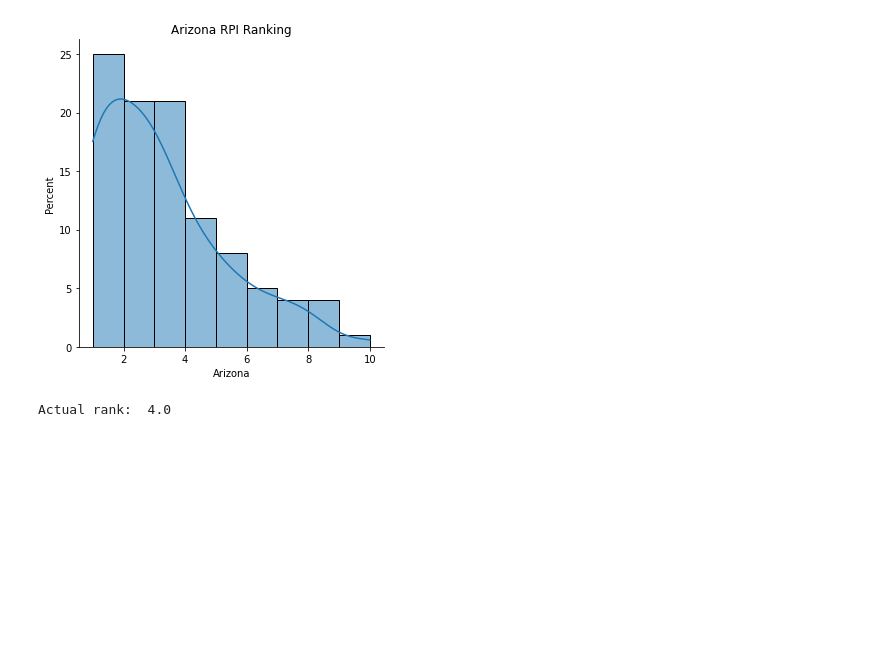
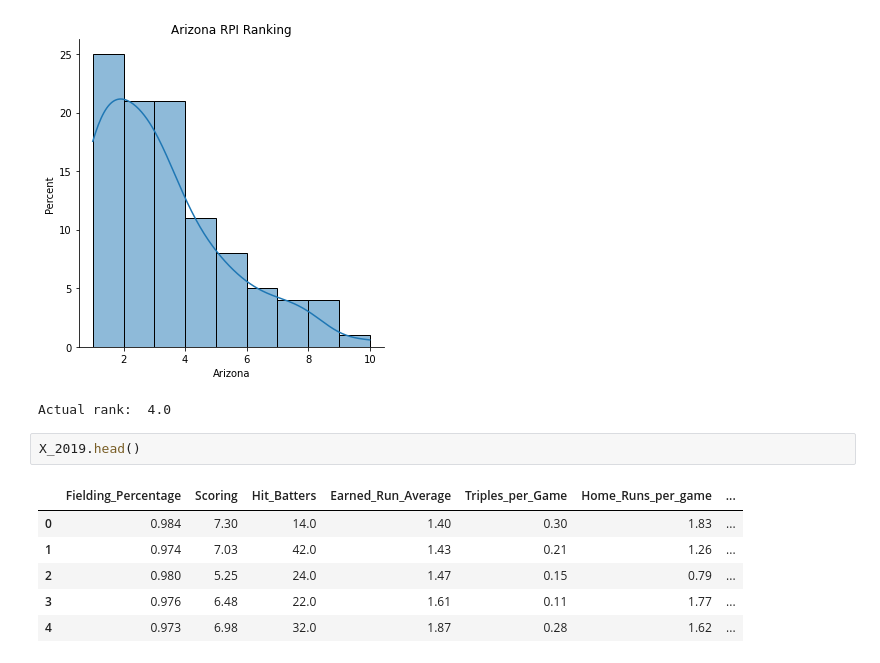
Before and after one commit to koeunlim/Capstone_Softball, a Jupyter notebook: 05-1_NCAA_Softball_Model1_XGBoost_RPI_famd.ipynb, the cells around one changed output. Saved outputs shown, nothing was run; the diff lists cells and outputs as text; blank space fills up the shorter version.

```diff
--- a/05-1_NCAA_Softball_Model1_XGBoost_RPI_famd.ipynb
+++ b/05-1_NCAA_Softball_Model1_XGBoost_RPI_famd.ipynb
@@ -345,3 +345,12 @@ print('Actual rank: ', y_ex[idx_ex])
 # %% [output]
 [figure]
 Actual rank:  4.0
+# %%
+X_2019.head()
+# %% [output]
+|  | Fielding_Percentage | Scoring | Hit_Batters | Earned_Run_Average | Triples_per_Game | Home_Runs_per_game | ... |
+| 0 | 0.984 | 7.30 | 14.0 | 1.40 | 0.30 | 1.83 | ... |
+| 1 | 0.974 | 7.03 | 42.0 | 1.43 | 0.21 | 1.26 | ... |
+| 2 | 0.980 | 5.25 | 24.0 | 1.47 | 0.15 | 0.79 | ... |
+| 3 | 0.976 | 6.48 | 22.0 | 1.61 | 0.11 | 1.77 | ... |
+| 4 | 0.973 | 6.98 | 32.0 | 1.87 | 0.28 | 1.62 | ... |
```
Also changed, not shown: parts of 10 cells of this notebook.
